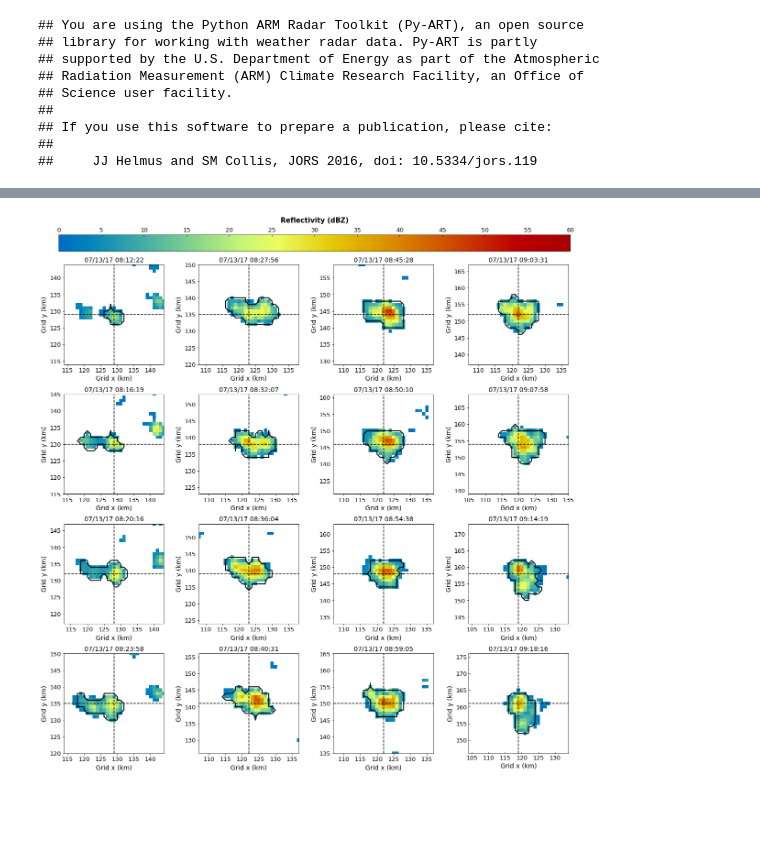
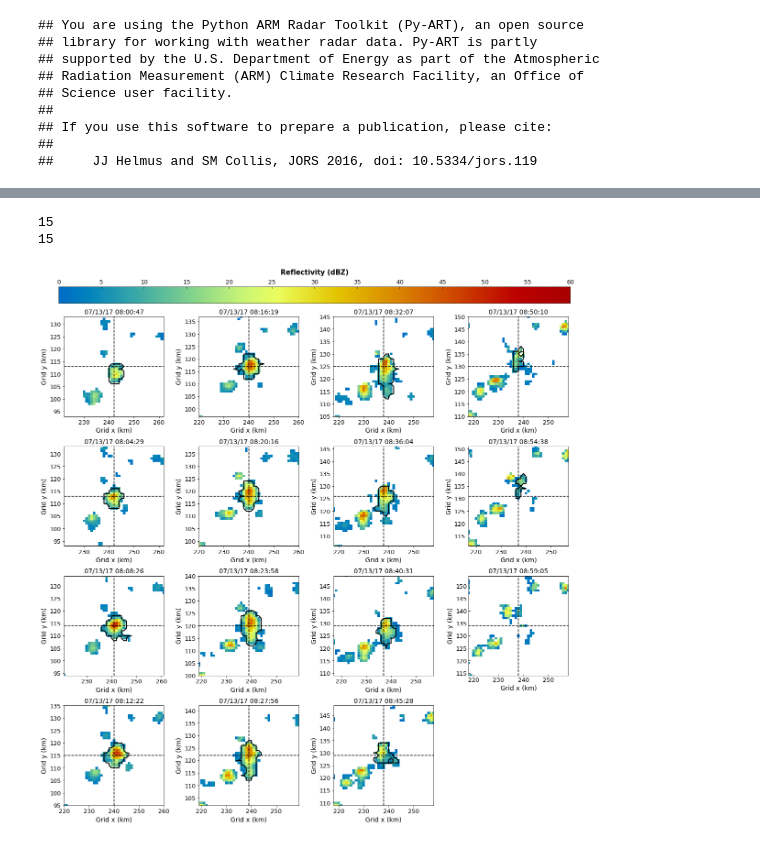
Before and after one commit to jcssouza/tracer, a Jupyter notebook: TINTtrack-2edges.ipynb, the cells around one changed output, grey strips where cells are left out. Saved outputs shown, nothing was run; the diff lists cells and outputs as text; code cells hidden in the pictures; blank space fills up the shorter version.

Commit message:
updated with tobac-tint xarray + skimage edges

```diff
--- a/TINTtrack-2edges.ipynb
+++ b/TINTtrack-2edges.ipynb
@@ -325,0 +172,17 @@ for ntime in np.arange(len(total_data.time.values)):
+# %%
+# Forward propagation
+min_peak = 10
+data_final, future_i, fw_cgridx, fw_cgridy, fw_nscans = forward_propagation(filenames, total_data, new_nscans, min_peak, nlevel, avg_area, new_cgridx, new_cgridy)
+
+dict_cell = my_dictionary()
+dict_keys = ['edges'+str(x) for x in range(len(fw_nscans) + 1)]
+# %%
+# Skimage
+thres = 5
+for ntime in np.arange(len(data_final.time.values)):
+    edges = edges_skimage(data_final, fw_cgridx, fw_cgridy, ntime, nlevel, thres)
+    if np.shape(edges) == np.shape(np.zeros((1,2))):
+        continue
+    dict_key = dict_keys[ntime]
+    radar = pyart.io.read_grid(filenames[fw_nscans[ntime]])
+    dict_cell = cell_data(radar, edges, dict_cell, dict_key, ntime, data_final)
@@ -326,43 +205,55 @@ for ntime in np.arange(len(total_data.time.values)):
 # %%
+%matplotlib inline
 ncol = 4
-nrow = int(np.ceil(len(new_nscans)/4))
+nrow = int(np.ceil(len(fw_nscans)/4))
 ##
 k = 0
-tti = datetime.datetime.utcfromtimestamp(total_data['time'].values[k].tolist()/1e9)
+tti = datetime.datetime.utcfromtimestamp(data_final['time'].values[k].tolist()/1e9)
 fig = plt.figure(figsize=[ncol*5,nrow*5])
 for c in np.arange(ncol):
     for r in np.arange(nrow):
         ix = r*ncol + c
         ax = plt.subplot(nrow,ncol,ix+1)
-        cs=plt.imshow(total_data['reflectivity'].values[k,6,:,:], origin = 'lower',
+        cs=plt.imshow(data_final['reflectivity'].values[k,6,:,:], origin = 'lower',
                       cmap = 'pyart_HomeyerRainbow', vmin = 0, vmax = 60)
-        plt.plot(dict_cell[dict_keys[k]][0][:,1],dict_cell[dict_keys[k]][0][:,0],
+        try:
+            plt.plot(dict_cell[dict_keys[k]][0][:,1],dict_cell[dict_keys[k]][0][:,0],
                  linewidth = 2, c = 'black')
-        zoom = 15
-        plt.hlines(new_cgridy[k],new_cgridx[k] - zoom,new_cgridx[k] + zoom, color='black',linestyle='dashed')
-        plt.vlines(new_cgridx[k],new_cgridy[k] - zoom,new_cgridy[k] + zoom, color='black',linestyle='dashed')
-        plt.ylim(new_cgridy[k] - zoom, new_cgridy[k] + zoom)
+        except:
+            pass
+        zoom = 20
+        plt.hlines(fw_cgridy[k],fw_cgridx[k] - zoom,fw_cgridx[k] + zoom, color='black',linestyle='dashed')
+        plt.vlines(fw_cgridx[k],fw_cgridy[k] - zoom,fw_cgridy[k] + zoom, color='black',linestyle='dashed')
+        plt.ylim(fw_cgridy[k] - zoom, fw_cgridy[k] + zoom)
         plt.ylabel('Grid y (km)',fontsize=14)
-        plt.xlim(new_cgridx[k] - zoom, new_cgridx[k] + zoom)
+        plt.xlim(fw_cgridx[k] - zoom, fw_cgridx[k] + zoom)
         plt.xlabel('Grid x (km)',fontsize=14)
         plt.yticks(fontsize = 13)
         plt.xticks(fontsize = 13)
-        tt = datetime.datetime.utcfromtimestamp(total_data['time'].values[k].tolist()/1e9)
+        tt = datetime.datetime.utcfromtimestamp(data_final['time'].values[k].tolist()/1e9)
         plt.title(tt.strftime("%m/%d/%y %H:%M:%S"),fontsize = 14)
         k=k+1
-        if k == len(new_nscans):
+        if k == (len(fw_nscans)-1):
+            print(k)
             break
+    if k == (len(fw_nscans)-1):
+        print(k)
+        break
 
 # - Colorbar
 cax = fig.add_axes([0.125, 0.89, 0.775, 0.025])
 cbar = fig.colorbar(cs, cax = cax, ticks = np.arange(0,65,5), orientation = 'horizontal')
 cbar.set_label('Reflectivity (dBZ)', size = 15, fontweight = 'bold', labelpad = 10)
 cbar.ax.tick_params(labelsize=13)
 cbar.ax.xaxis.set_ticks_position('top')
 cbar.ax.xaxis.set_label_position('top')
 ax.tick_params(direction = 'in')
 cbar.ax.tick_params(direction = 'in')
 
 plt.subplots_adjust(top=0.87, bottom=0.13, left=0.13, right=0.9, hspace=0.3, wspace=0.3)
+
+# plt.savefig(tti.strftime("Ref_%m%d%y-%H%M%S_cell")+str(cid)+'.png', dpi = 100, facecolor = 'white', format = 'png', bbox_inches = 'tight')
 # %% [output]
+15
+15
-[figure, old version]
+[figure, new version]
```
Also changed, not shown: parts of 20 cells of this notebook.
